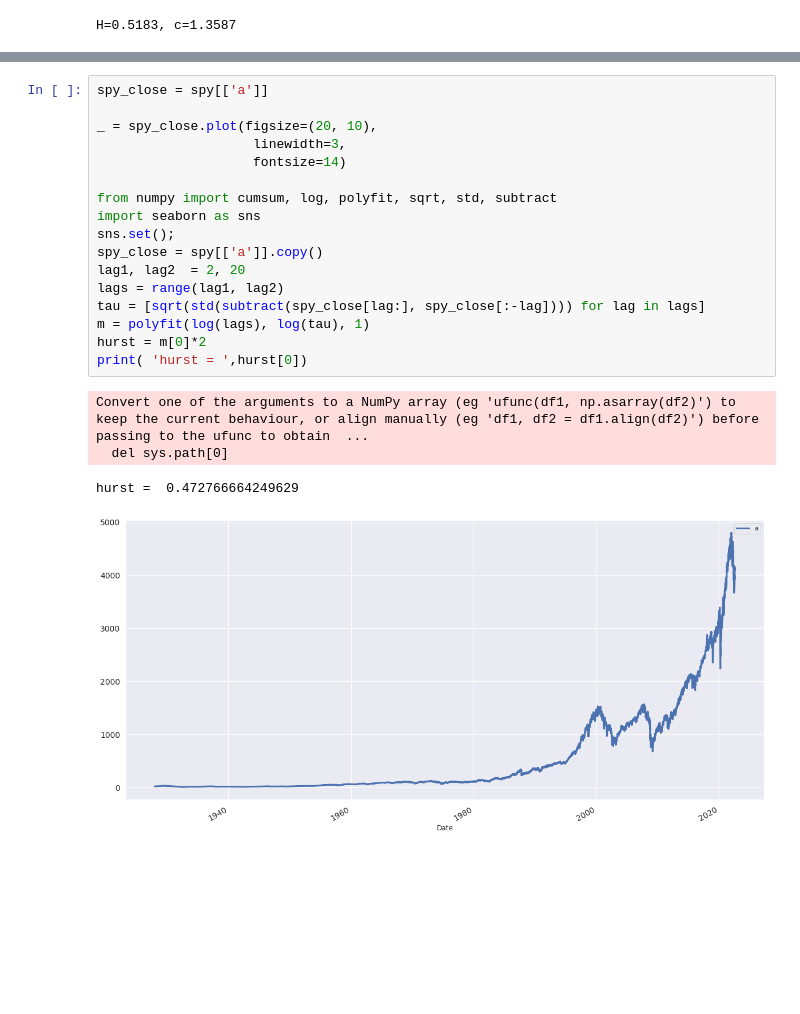
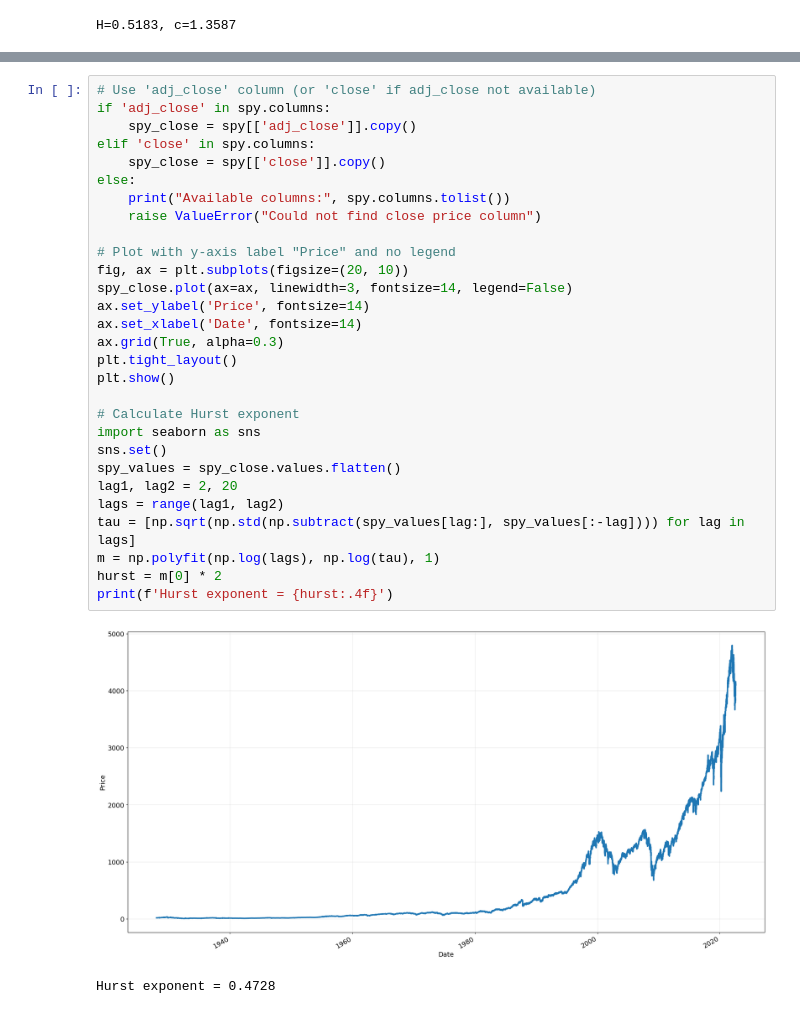
Before and after one commit to w1767/PhD, a Jupyter notebook: Hurst.ipynb, the cells around one changed output, grey strips where cells are left out. Drawn from its saved outputs; the diff is of its cells as text; blank space fills up the shorter version.

Commit message:
Had to recreate the charts with y-axis label Price and remove legend

```diff
--- a/Hurst.ipynb
+++ b/Hurst.ipynb
@@ -410,22 +420,32 @@ spy
-# %%
-spy_close = spy[['a']]
-
-_ = spy_close.plot(figsize=(20, 10),
-                    linewidth=3,
-                    fontsize=14)
-
-from numpy import cumsum, log, polyfit, sqrt, std, subtract
-import seaborn as sns
-sns.set();
-spy_close = spy[['a']].copy()
-lag1, lag2  = 2, 20
-lags = range(lag1, lag2)
-tau = [sqrt(std(subtract(spy_close[lag:], spy_close[:-lag]))) for lag in lags]
-m = polyfit(log(lags), log(tau), 1)
-hurst = m[0]*2
-print( 'hurst = ',hurst[0])
-# %% [output]
-Convert one of the arguments to a NumPy array (eg 'ufunc(df1, np.asarray(df2)') to keep the current behaviour, or align manually (eg 'df1, df2 = df1.align(df2)') before passing to the ufunc to obtain  ...
-  del sys.path[0]
-hurst =  0.472766664249629
-[figure, removed]
+# %%
+# Use 'adj_close' column (or 'close' if adj_close not available)
+if 'adj_close' in spy.columns:
+    spy_close = spy[['adj_close']].copy()
+elif 'close' in spy.columns:
+    spy_close = spy[['close']].copy()
+else:
+    print("Available columns:", spy.columns.tolist())
+    raise ValueError("Could not find close price column")
+
+# Plot with y-axis label "Price" and no legend
+fig, ax = plt.subplots(figsize=(20, 10))
+spy_close.plot(ax=ax, linewidth=3, fontsize=14, legend=False)
+ax.set_ylabel('Price', fontsize=14)
+ax.set_xlabel('Date', fontsize=14)
+ax.grid(True, alpha=0.3)
+plt.tight_layout()
+plt.show()
+
+# Calculate Hurst exponent
+import seaborn as sns
+sns.set()
+spy_values = spy_close.values.flatten()
+lag1, lag2 = 2, 20
+lags = range(lag1, lag2)
+tau = [np.sqrt(np.std(np.subtract(spy_values[lag:], spy_values[:-lag]))) for lag in lags]
+m = np.polyfit(np.log(lags), np.log(tau), 1)
+hurst = m[0] * 2
+print(f'Hurst exponent = {hurst:.4f}')
+# %% [output]
+[figure, added]
+Hurst exponent = 0.4728
```
Also changed, not shown: parts of 15 cells of this notebook.
